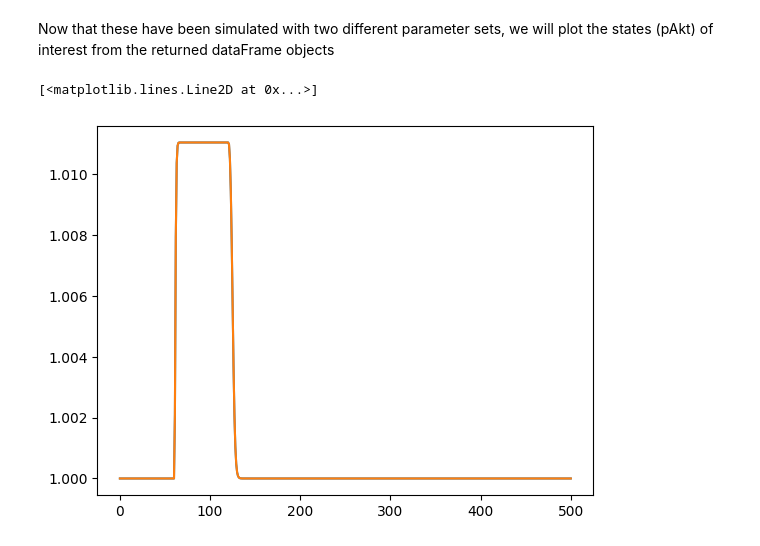
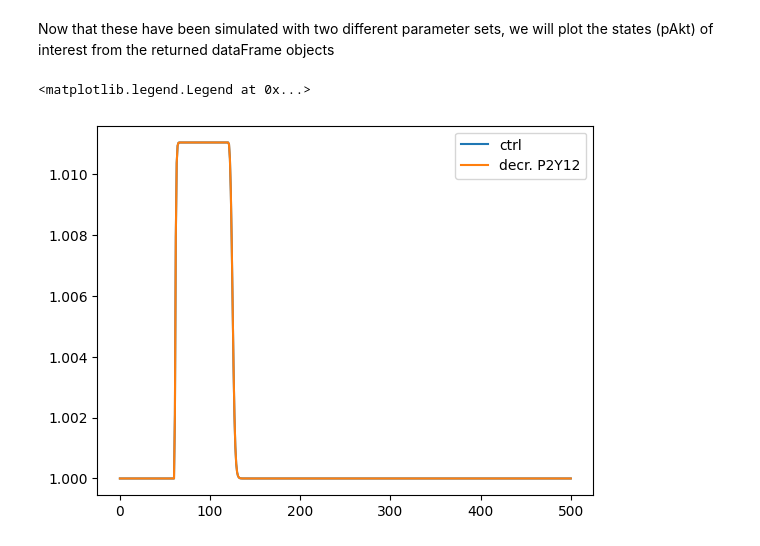
Before and after one commit to rsethi21/na_for_systems_bio, a Jupyter notebook: pten_demo.ipynb, the cells around one changed output. Drawn from its saved outputs; the diff is of its cells as text; code cells hidden in the pictures.

```diff
--- a/pten_demo.ipynb
+++ b/pten_demo.ipynb
@@ -170,7 +170,9 @@ reflects the rate of P2Y12 activation as a function of the inactive(?) P2Y12s co
 # get current data
 path="pten/input/input_atp_data/"
 rates = tpkh.parse_rates(path+"/rates.csv")
-paramName = 'k8'
+#paramName = 'k8' # contains ATP dependent term
+
+paramName = 's5' # contains ATP dependent term
 #paramName = 'k1' #  <-- ran this to make sure that we could block PI3K activation
 
 paramIdx = -1
@@ -187,7 +189,9 @@ amtsLps=[0.]
 
 # run the simulations
 rescaledValue = 0.0 * rates[paramIdx].value
-newParams={ paramName: rescaledValue }
+newParams={ paramName: rescaledValue,
+            'k8': 0., 'r8':0.
+           }
 
 
 ctl = tpkh.runSim(tag = 'ctl',amtsAtp=amtsAtp,amtsLps=amtsLps) # will use default parameters
@@ -240,8 +244,10 @@ Now that these have been simulated with two different parameter sets, we will pl
 dfCtl = pd.read_csv(ctl[0])
 dfP2Y12 = pd.read_csv(decrP2Y12[0])
 # %%
+# P2Y12act
 plt.plot(dfCtl['pAKT'],label='ctrl')
-plt.plot(dfP2Y12['pAKT'],label='ctrl')
+plt.plot(dfP2Y12['pAKT'],label='decr. P2Y12')
+plt.legend(loc=0)
 # %% [output]
-[<matplotlib.lines.Line2D at 0x...>]
+<matplotlib.legend.Legend at 0x...>
-[figure, old version]
+[figure, new version]
```
Also changed, not shown: parts of 1 cell of this notebook.
